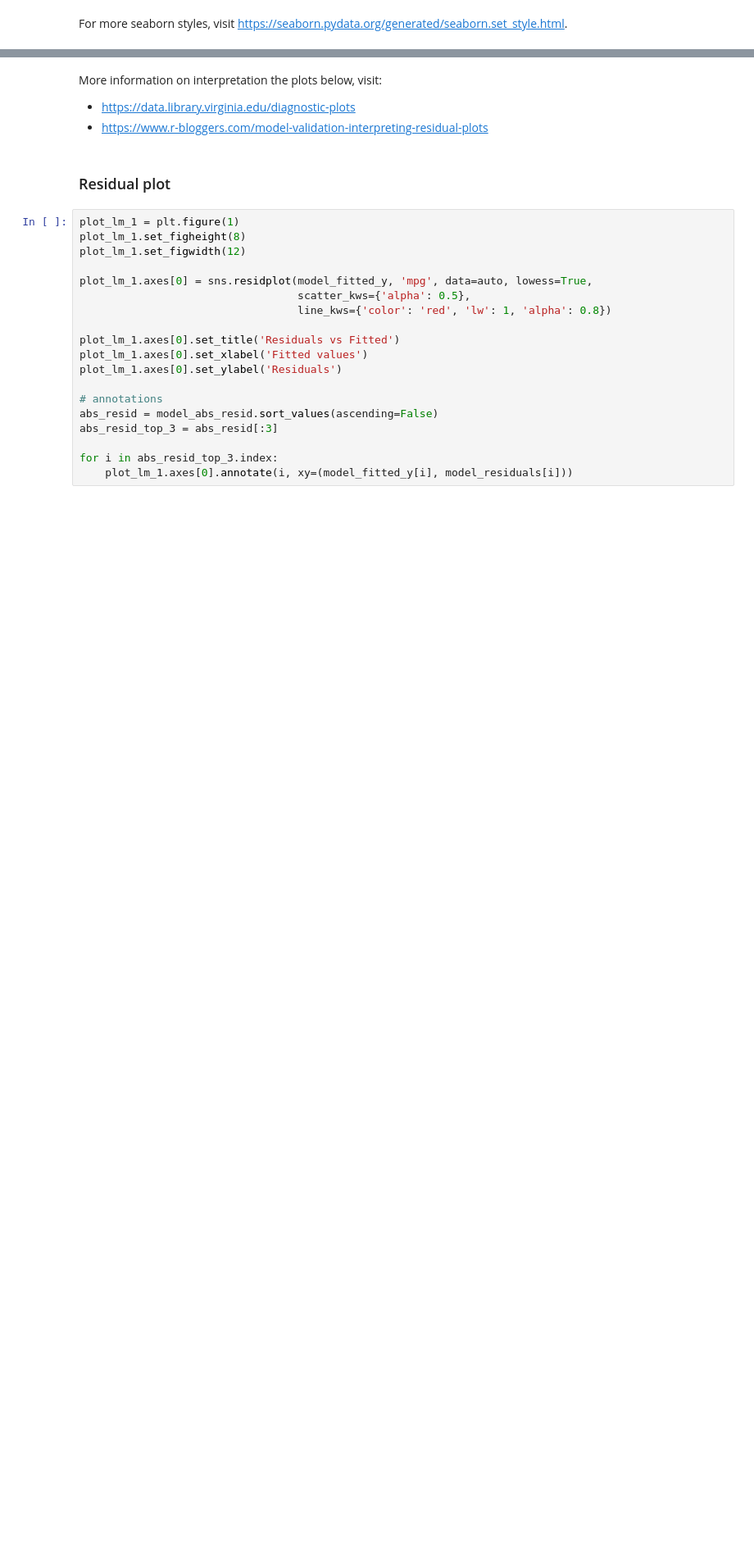
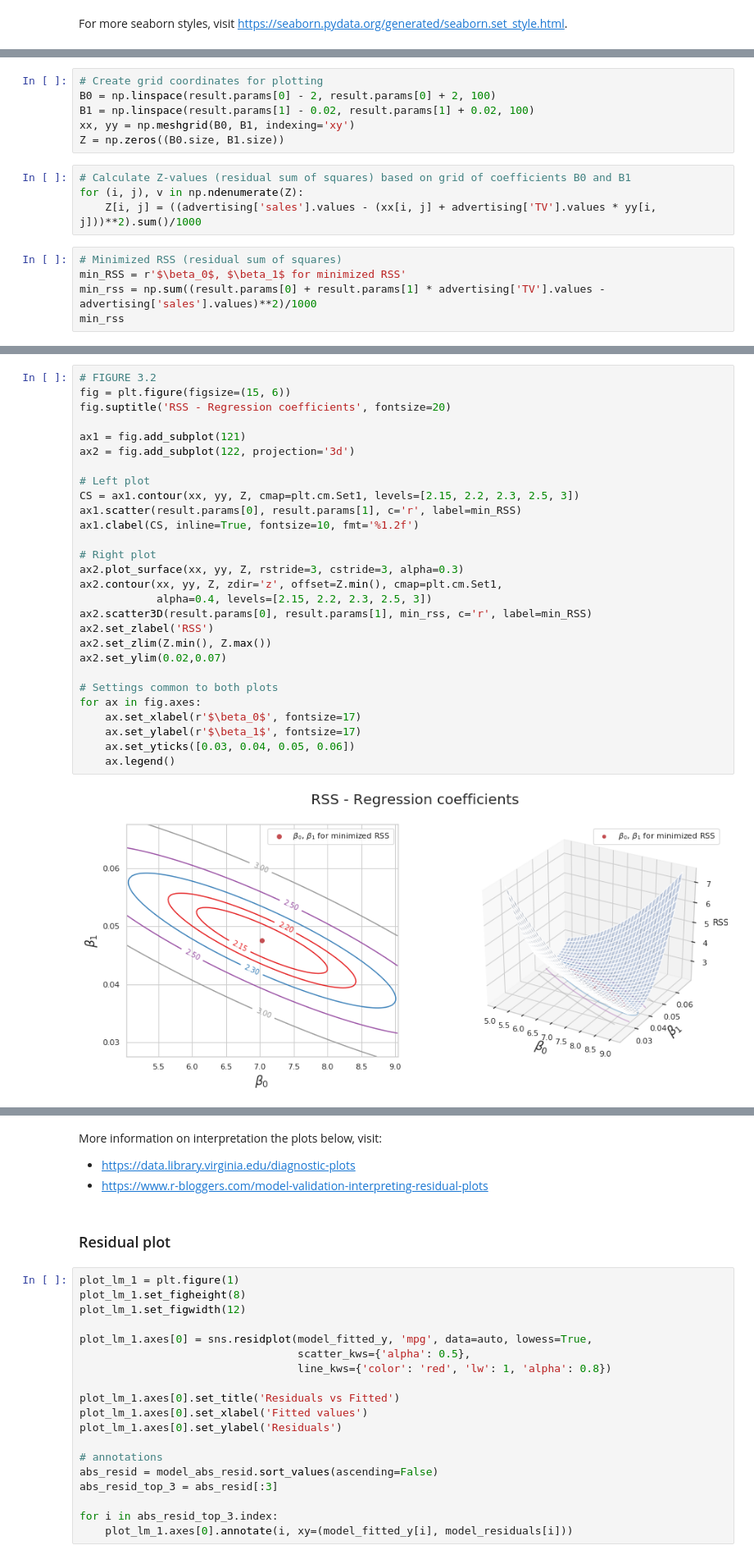
Before and after one commit to Brinkhuis/ISLR, a Jupyter notebook: chapter_03.ipynb, the cells around one changed output, grey strips where cells are left out. Shown at 82% size. Drawn from its saved outputs; the diff is of its cells as text; blank space fills up the shorter version.

```diff
--- a/chapter_03.ipynb
+++ b/chapter_03.ipynb
@@ -183,0 +100,15 @@ model_cooks = model.get_influence().cooks_distance[0]
+# %%
+# Create grid coordinates for plotting
+B0 = np.linspace(result.params[0] - 2, result.params[0] + 2, 100)
+B1 = np.linspace(result.params[1] - 0.02, result.params[1] + 0.02, 100)
+xx, yy = np.meshgrid(B0, B1, indexing='xy')
+Z = np.zeros((B0.size, B1.size))
+# %%
+# Calculate Z-values (residual sum of squares) based on grid of coefficients B0 and B1
+for (i, j), v in np.ndenumerate(Z):
+    Z[i, j] = ((advertising['sales'].values - (xx[i, j] + advertising['TV'].values * yy[i, j]))**2).sum()/1000
+# %%
+# Minimized RSS (residual sum of squares)
+min_RSS = r'$\beta_0$, $\beta_1$ for minimized RSS'
+min_rss = np.sum((result.params[0] + result.params[1] * advertising['TV'].values - advertising['sales'].values)**2)/1000
+min_rss
@@ -183,0 +117,30 @@ model_cooks = model.get_influence().cooks_distance[0]
+# %%
+# FIGURE 3.2
+fig = plt.figure(figsize=(15, 6))
+fig.suptitle('RSS - Regression coefficients', fontsize=20)
+
+ax1 = fig.add_subplot(121)
+ax2 = fig.add_subplot(122, projection='3d')
+
+# Left plot
+CS = ax1.contour(xx, yy, Z, cmap=plt.cm.Set1, levels=[2.15, 2.2, 2.3, 2.5, 3])
+ax1.scatter(result.params[0], result.params[1], c='r', label=min_RSS)
+ax1.clabel(CS, inline=True, fontsize=10, fmt='%1.2f')
+
+# Right plot
+ax2.plot_surface(xx, yy, Z, rstride=3, cstride=3, alpha=0.3)
+ax2.contour(xx, yy, Z, zdir='z', offset=Z.min(), cmap=plt.cm.Set1,
+            alpha=0.4, levels=[2.15, 2.2, 2.3, 2.5, 3])
+ax2.scatter3D(result.params[0], result.params[1], min_rss, c='r', label=min_RSS)
+ax2.set_zlabel('RSS')
+ax2.set_zlim(Z.min(), Z.max())
+ax2.set_ylim(0.02,0.07)
+
+# Settings common to both plots
+for ax in fig.axes:
+    ax.set_xlabel(r'$\beta_0$', fontsize=17)
+    ax.set_ylabel(r'$\beta_1$', fontsize=17)
+    ax.set_yticks([0.03, 0.04, 0.05, 0.06])
+    ax.legend()
+# %% [output]
+[figure, added]
```
Also changed, not shown: parts of 373 cells of this notebook, 5 other files.
